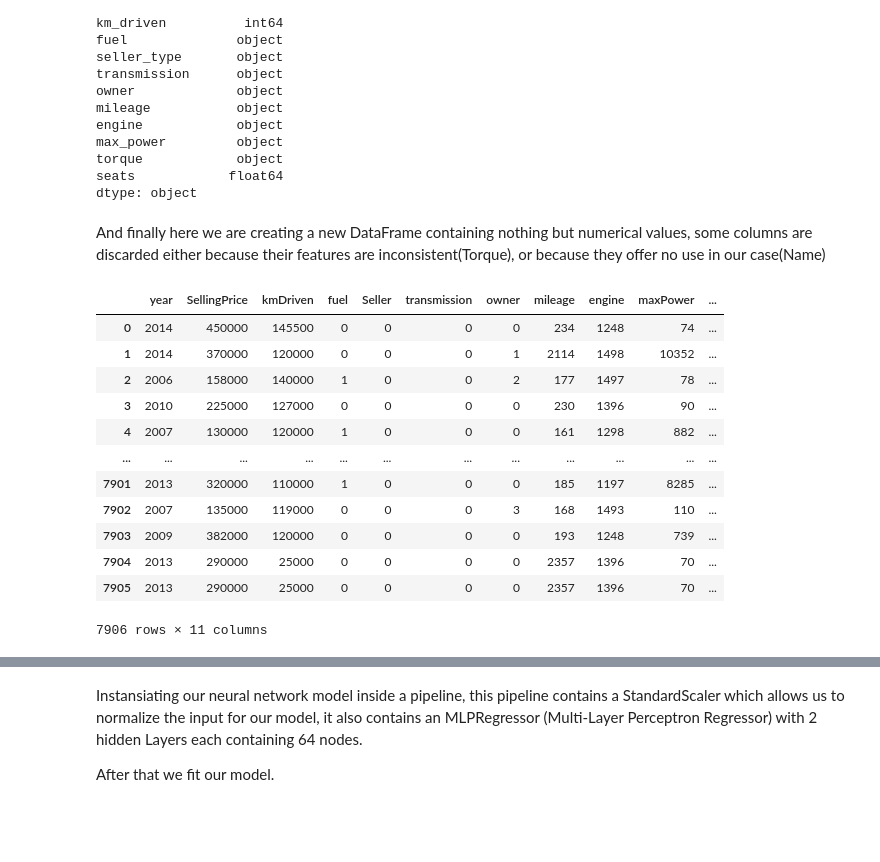
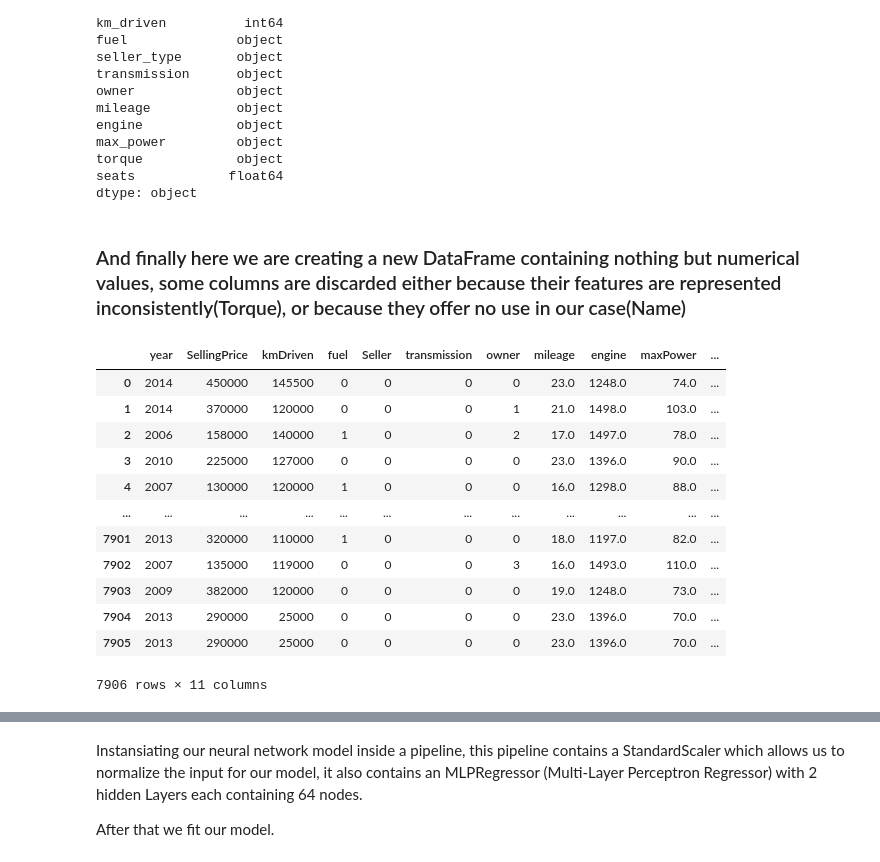
Before and after one commit to chiheb-neffati/Vehicule-Price-Prediction, a Jupyter notebook: main.ipynb, the cells around one changed output, grey strips where cells are left out. Cells and saved outputs as stored; diff of their text form; code cells hidden in the pictures; blank space fills up the shorter version.

```diff
--- a/main.ipynb
+++ b/main.ipynb
@@ -74,14 +74,14 @@ Here, we create 2 functions :
 * ExtractNum : which will help us extract numerical features from cell (for example : 32 kmpl becomes 32)
 # %%
 def Numerise(DF, Column):
-    x = pd.Series(DF[Column])
+    x = DF[Column]
     col = pd.factorize(x)
     return col
-# %%
-def ExtractNum(DF, Column):
-    x = pd.Series(DF[Column])
-    x = x.astype('str').str.extractall('(\d+)').unstack().fillna('').sum(axis=1).astype(int)
-    return np.array(x)
+# %%
+def ExtractNum(DF, Column):
+    x = DF[Column]
+    x = x.astype('str').str.extract(r'(\d+.)').astype(float)
+    return np.array(x)
 # %%
 DataSet.dtypes
 # %% [output]
@@ -100,34 +100,34 @@ torque            object
 seats            float64
 dtype: object
 # %% [markdown]
-And finally here we are creating a new DataFrame containing nothing but numerical values, some columns are discarded either because their features are inconsistent(Torque), or because they offer no use in our case(Name)
+### And finally here we are creating a new DataFrame containing nothing but numerical values, some columns are discarded either because their features are represented inconsistently(Torque), or because they offer no use in our case(Name)
 # %%
 NewDataSet = pd.DataFrame({"year" : np.array(DataSet["year"]),
                            "SellingPrice" : np.array(DataSet["selling_price"]),
                            "kmDriven" : np.array(DataSet["km_driven"]),
                            "fuel" : Numerise(DataSet, "fuel")[0],
                            "Seller" : Numerise(DataSet, "seller_type")[0],
                            "transmission" : Numerise(DataSet, "transmission")[0],
                            "owner" : Numerise(DataSet, "owner")[0],
-                           "mileage" : ExtractNum(DataSet, "mileage"),
-                           "engine" : ExtractNum(DataSet, "engine"),
-                           "maxPower" : ExtractNum(DataSet, "max_power"),
+                           "mileage" : ExtractNum(DataSet, "mileage").flatten(),
+                           "engine" : ExtractNum(DataSet, "engine").flatten(),
+                           "maxPower" : ExtractNum(DataSet, "max_power").flatten(),
                            "Seats" : np.array(DataSet["seats"]),
                           })
 NewDataSet
 # %% [output]
 |  | year | SellingPrice | kmDriven | fuel | Seller | transmission | owner | mileage | engine | maxPower | ... |
-| 0 | 2014 | 450000 | 145500 | 0 | 0 | 0 | 0 | 234 | 1248 | 74 | ... |
-| 1 | 2014 | 370000 | 120000 | 0 | 0 | 0 | 1 | 2114 | 1498 | 10352 | ... |
-| 2 | 2006 | 158000 | 140000 | 1 | 0 | 0 | 2 | 177 | 1497 | 78 | ... |
-| 3 | 2010 | 225000 | 127000 | 0 | 0 | 0 | 0 | 230 | 1396 | 90 | ... |
-| 4 | 2007 | 130000 | 120000 | 1 | 0 | 0 | 0 | 161 | 1298 | 882 | ... |
+| 0 | 2014 | 450000 | 145500 | 0 | 0 | 0 | 0 | 23.0 | 1248.0 | 74.0 | ... |
+| 1 | 2014 | 370000 | 120000 | 0 | 0 | 0 | 1 | 21.0 | 1498.0 | 103.0 | ... |
+| 2 | 2006 | 158000 | 140000 | 1 | 0 | 0 | 2 | 17.0 | 1497.0 | 78.0 | ... |
+| 3 | 2010 | 225000 | 127000 | 0 | 0 | 0 | 0 | 23.0 | 1396.0 | 90.0 | ... |
+| 4 | 2007 | 130000 | 120000 | 1 | 0 | 0 | 0 | 16.0 | 1298.0 | 88.0 | ... |
 | ... | ... | ... | ... | ... | ... | ... | ... | ... | ... | ... | ... |
-| 7901 | 2013 | 320000 | 110000 | 1 | 0 | 0 | 0 | 185 | 1197 | 8285 | ... |
-| 7902 | 2007 | 135000 | 119000 | 0 | 0 | 0 | 3 | 168 | 1493 | 110 | ... |
-| 7903 | 2009 | 382000 | 120000 | 0 | 0 | 0 | 0 | 193 | 1248 | 739 | ... |
-| 7904 | 2013 | 290000 | 25000 | 0 | 0 | 0 | 0 | 2357 | 1396 | 70 | ... |
-| 7905 | 2013 | 290000 | 25000 | 0 | 0 | 0 | 0 | 2357 | 1396 | 70 | ... |
+| 7901 | 2013 | 320000 | 110000 | 1 | 0 | 0 | 0 | 18.0 | 1197.0 | 82.0 | ... |
+| 7902 | 2007 | 135000 | 119000 | 0 | 0 | 0 | 3 | 16.0 | 1493.0 | 110.0 | ... |
+| 7903 | 2009 | 382000 | 120000 | 0 | 0 | 0 | 0 | 19.0 | 1248.0 | 73.0 | ... |
+| 7904 | 2013 | 290000 | 25000 | 0 | 0 | 0 | 0 | 23.0 | 1396.0 | 70.0 | ... |
+| 7905 | 2013 | 290000 | 25000 | 0 | 0 | 0 | 0 | 23.0 | 1396.0 | 70.0 | ... |
 7906 rows × 11 columns
 # %%
 NewDataSet.describe()
```
Also changed, not shown: parts of 20 cells of this notebook, 3 other files.
